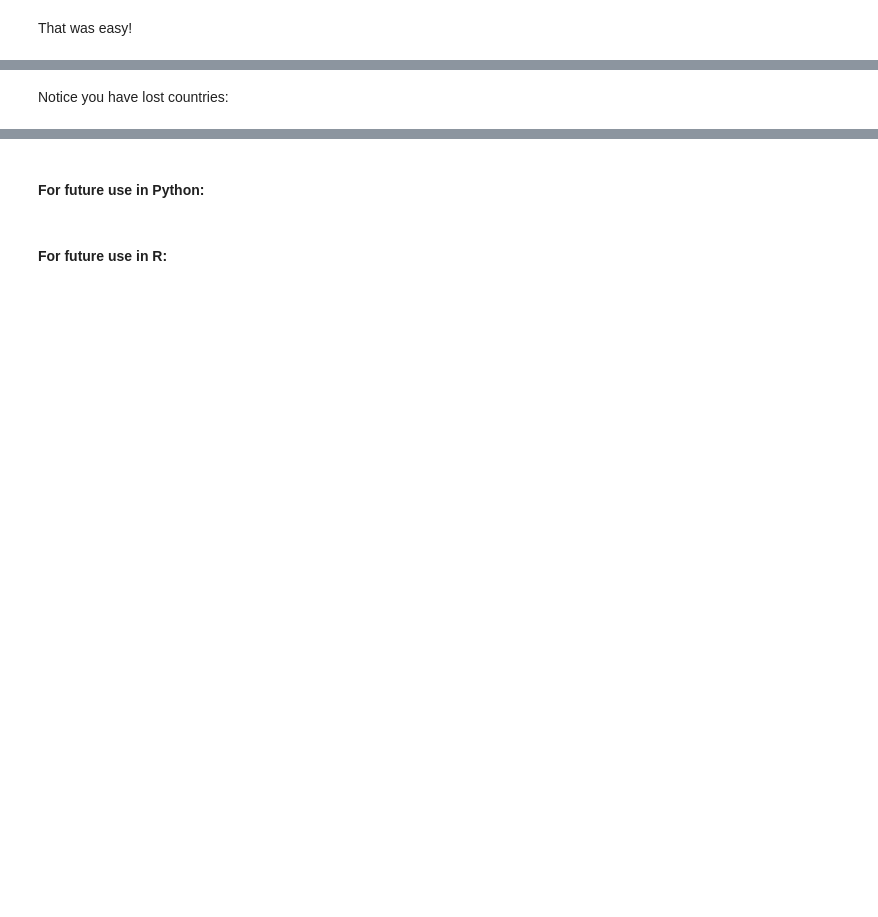
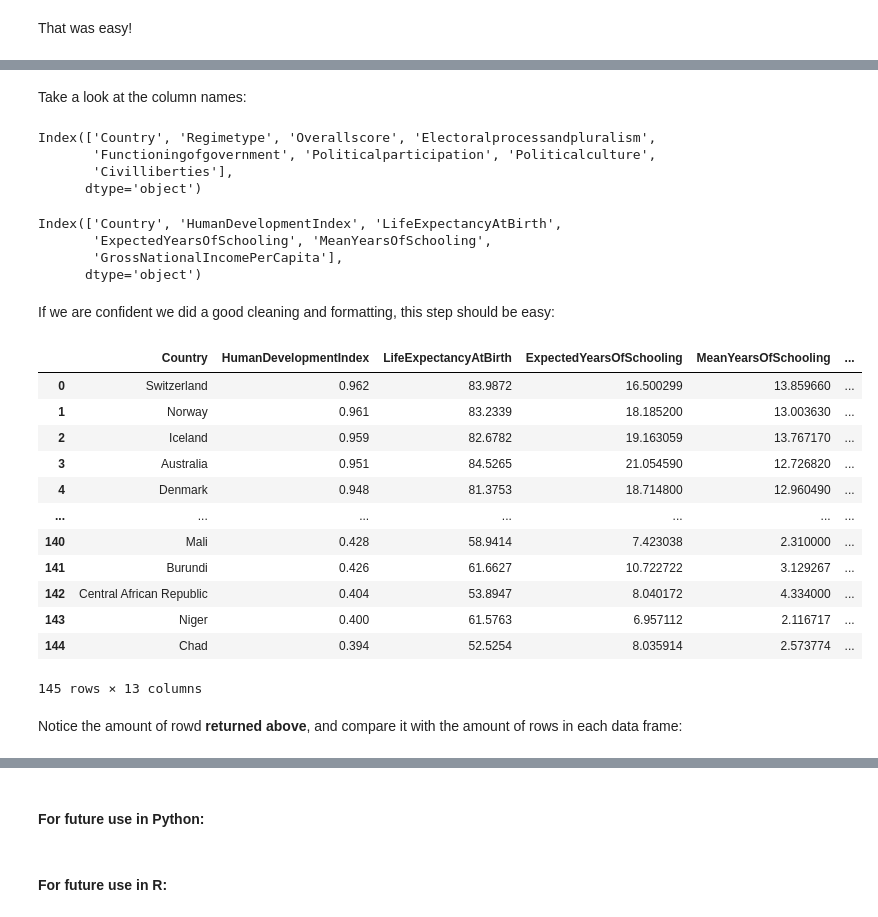
Before and after one commit to eScienceWinterSchool/PythonSession, a Jupyter notebook: index.ipynb, the cells around one changed output, grey strips where cells are left out. Cells and saved outputs as stored; diff of their text form; code cells hidden in the pictures; blank space fills up the shorter version.

```diff
--- a/index.ipynb
+++ b/index.ipynb
@@ -267,4 +674,39 @@ hdiFormat.merge(demoFormat)
-# %% [markdown]
-Notice you have lost countries:
+# %% [markdown]
+Take a look at the column names:
+# %%
+demoFormat.columns
+# %% [output]
+Index(['Country', 'Regimetype', 'Overallscore', 'Electoralprocessandpluralism',
+       'Functioningofgovernment', 'Politicalparticipation', 'Politicalculture',
+       'Civilliberties'],
+      dtype='object')
+# %%
+hdiFormat.columns
+# %% [output]
+Index(['Country', 'HumanDevelopmentIndex', 'LifeExpectancyAtBirth',
+       'ExpectedYearsOfSchooling', 'MeanYearsOfSchooling',
+       'GrossNationalIncomePerCapita'],
+      dtype='object')
+# %% [markdown]
+If we are confident we did a good cleaning and formatting, this step should be easy:
+# %%
+# left_on= / right_on NOT NEEDED (only when column names differ)
+hdiFormat.merge(demoFormat,left_on='Country', right_on='Country')
+# %% [output]
+|  | Country | HumanDevelopmentIndex | LifeExpectancyAtBirth | ExpectedYearsOfSchooling | MeanYearsOfSchooling | ... |
+| 0 | Switzerland | 0.962 | 83.9872 | 16.500299 | 13.859660 | ... |
+| 1 | Norway | 0.961 | 83.2339 | 18.185200 | 13.003630 | ... |
+| 2 | Iceland | 0.959 | 82.6782 | 19.163059 | 13.767170 | ... |
+| 3 | Australia | 0.951 | 84.5265 | 21.054590 | 12.726820 | ... |
+| 4 | Denmark | 0.948 | 81.3753 | 18.714800 | 12.960490 | ... |
+| ... | ... | ... | ... | ... | ... | ... |
+| 140 | Mali | 0.428 | 58.9414 | 7.423038 | 2.310000 | ... |
+| 141 | Burundi | 0.426 | 61.6627 | 10.722722 | 3.129267 | ... |
+| 142 | Central African Republic | 0.404 | 53.8947 | 8.040172 | 4.334000 | ... |
+| 143 | Niger | 0.400 | 61.5763 | 6.957112 | 2.116717 | ... |
+| 144 | Chad | 0.394 | 52.5254 | 8.035914 | 2.573774 | ... |
+145 rows × 13 columns
+# %% [markdown]
+Notice the amount of rowd **returned above**, and compare it with the amount of rows in each data frame:
 # %%
 len(hdiFormat),len(demoFormat)
```
Also changed, not shown: parts of 102 cells of this notebook, 6 other files.
